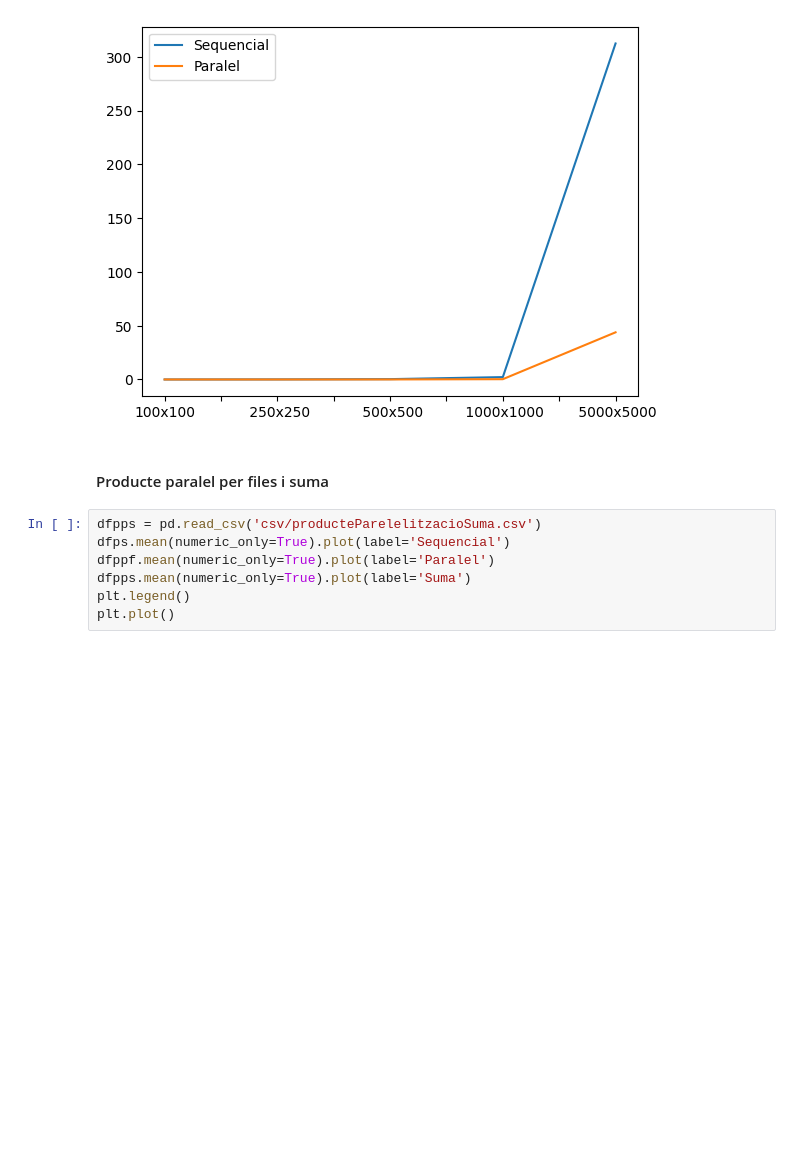
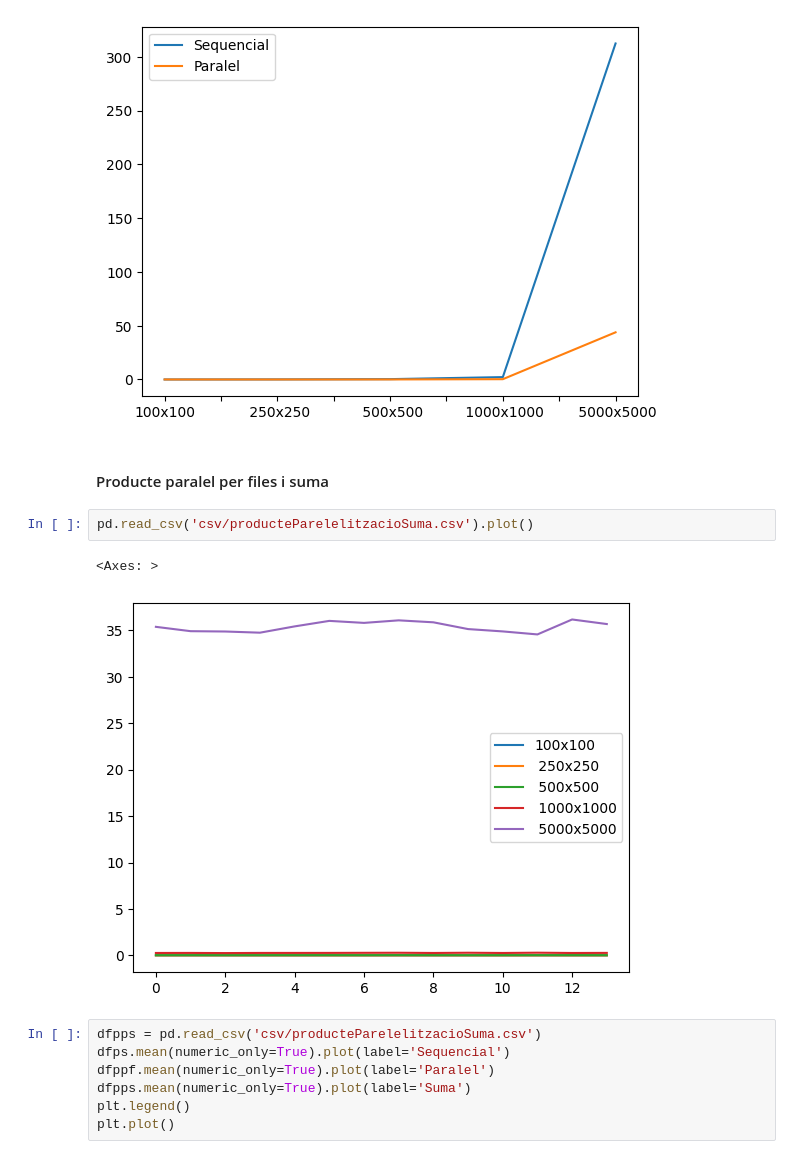
Before and after one commit to u1978882/OpenMP, a Jupyter notebook: matrius/grafics.ipynb, the cells around one changed output. Drawn from its saved outputs; the diff is of its cells as text; blank space fills up the shorter version.

```diff
--- a/matrius/grafics.ipynb
+++ b/matrius/grafics.ipynb
@@ -116,6 +121,11 @@ plt.plot()
 [figure]
 # %% [markdown]
 #### Producte paralel per files i suma
+# %%
+pd.read_csv('csv/producteParelelitzacioSuma.csv').plot()
+# %% [output]
+<Axes: >
+[figure, added]
 # %%
 dfpps = pd.read_csv('csv/producteParelelitzacioSuma.csv')
 dfps.mean(numeric_only=True).plot(label='Sequencial')
```
Also changed, not shown: parts of 4 cells of this notebook.
